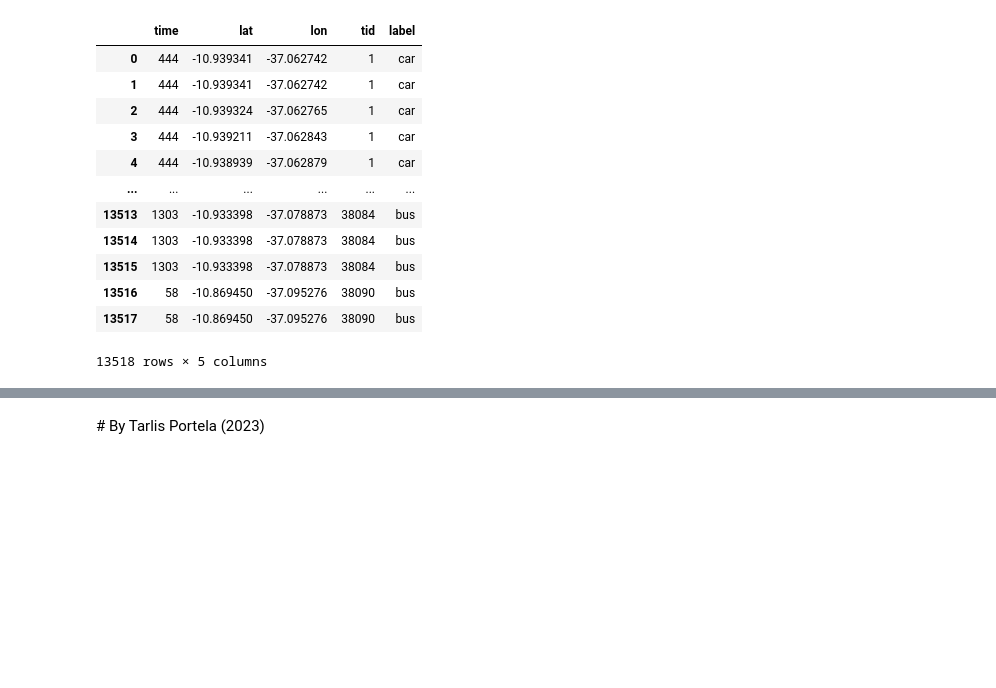
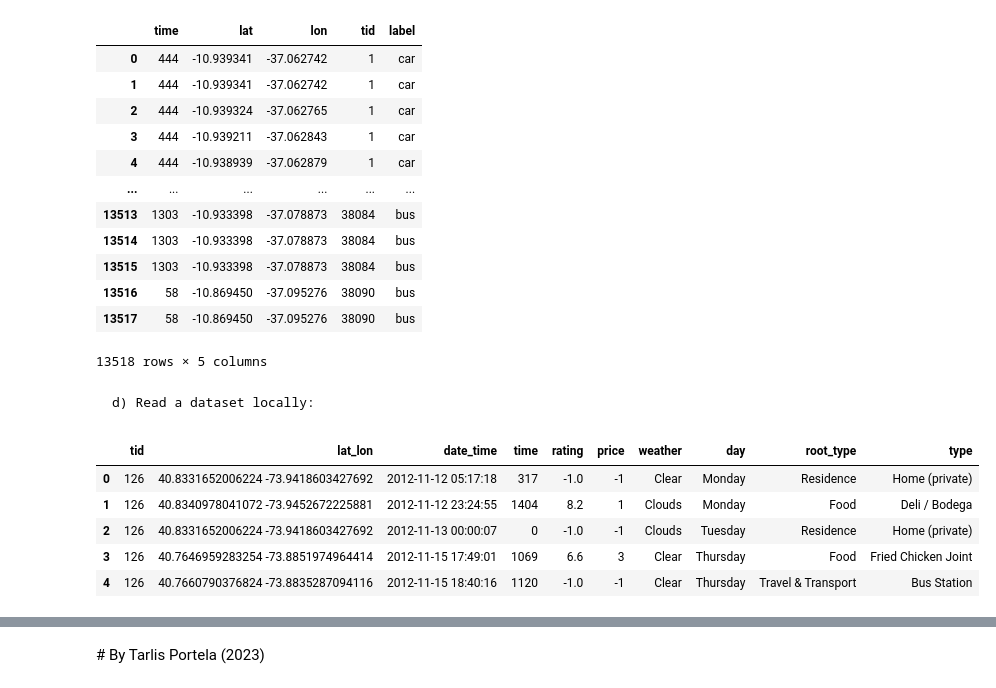
Before and after one commit to mat-analysis/mat-data, a Jupyter notebook: MAT-data-Tutorial.ipynb, the cells around one changed output, grey strips where cells are left out. Cells and saved outputs as stored; diff of their text form; code cells hidden in the pictures; blank space fills up the shorter version.

```diff
--- a/MAT-data-Tutorial.ipynb
+++ b/MAT-data-Tutorial.ipynb
@@ -180,3 +175,5 @@ df_train[4]
 | 13516 | 58 | -10.869450 | -37.095276 | 38090 | bus |
 | 13517 | 58 | -10.869450 | -37.095276 | 38090 | bus |
 13518 rows × 5 columns
+# %% [markdown]
+    d) Read a dataset locally:
@@ -182,0 +182,10 @@ df_train[4]
+# %%
+df = read_ds('matdata/assets/sample/Foursquare_Sample.csv')
+df.head()
+# %% [output]
+|  | tid | lat_lon | date_time | time | rating | price | weather | day | root_type | type |
+| 0 | 126 | 40.8331652006224 -73.9418603427692 | 2012-11-12 05:17:18 | 317 | -1.0 | -1 | Clear | Monday | Residence | Home (private) |
+| 1 | 126 | 40.8340978041072 -73.9452672225881 | 2012-11-12 23:24:55 | 1404 | 8.2 | 1 | Clouds | Monday | Food | Deli / Bodega |
+| 2 | 126 | 40.8331652006224 -73.9418603427692 | 2012-11-13 00:00:07 | 0 | -1.0 | -1 | Clouds | Tuesday | Residence | Home (private) |
+| 3 | 126 | 40.7646959283254 -73.8851974964414 | 2012-11-15 17:49:01 | 1069 | 6.6 | 3 | Clear | Thursday | Food | Fried Chicken Joint |
+| 4 | 126 | 40.7660790376824 -73.8835287094116 | 2012-11-15 18:40:16 | 1120 | -1.0 | -1 | Clear | Thursday | Travel & Transport | Bus Station |
```
Also changed, not shown: parts of 10 cells of this notebook, 4 other files.
